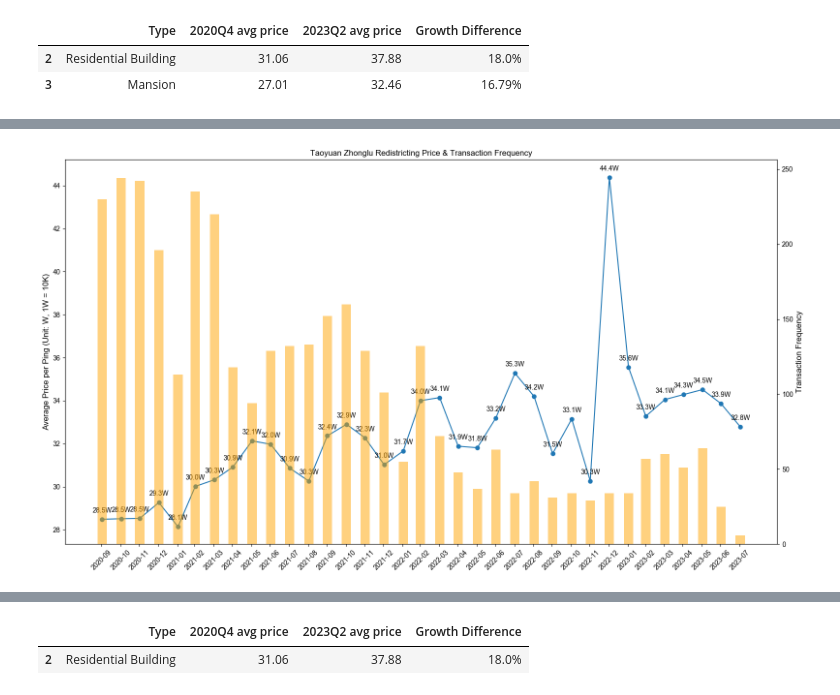
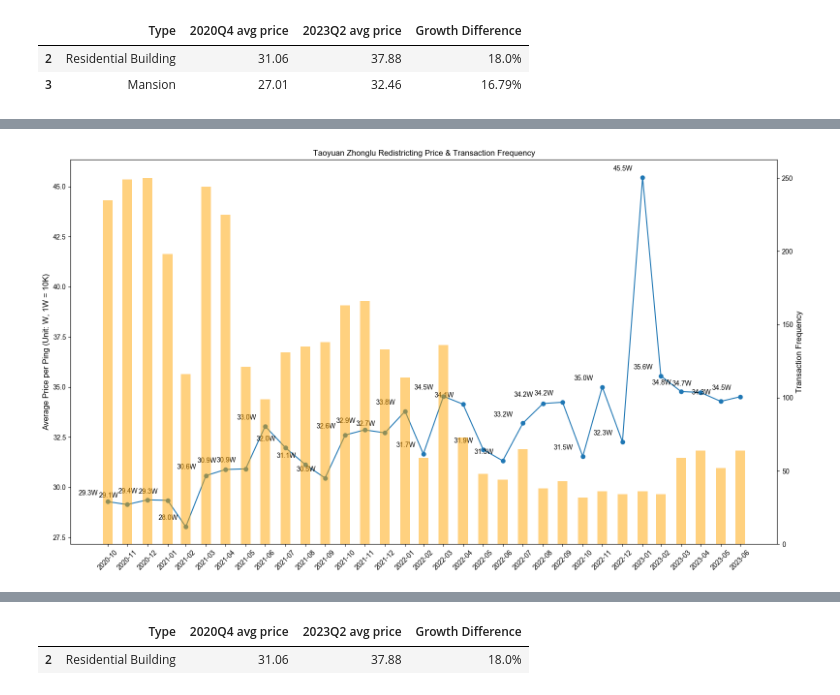
Before and after one commit to e19931107/Project2, a Jupyter notebook: Taoyuan property price analysis_20240103.ipynb, the cells around one changed output, grey strips where cells are left out. Cells and saved outputs as stored; diff of their text form; code cells hidden in the pictures.

```diff
--- a/Taoyuan property price analysis_20240103.ipynb
+++ b/Taoyuan property price analysis_20240103.ipynb
@@ -551,11 +551,6 @@ data_bigger = data_HSR.dropna(subset=['Yearmonth'])
 # Continue with the rest of your code...
 average_price_per_sqm = data_bigger.groupby('Yearmonth')['單價元坪'].mean().reset_index()
 
-# Convert 'Yearmonth' values to numeric
-average_price_per_sqm = data_HSR.groupby('Yearmonth')['單價元坪'].mean().reset_index()
-x_values = sorted(set(average_price_per_sqm['Yearmonth']))
-x_values_numeric = date2num(x_values)
-
 # Calculate transaction counts per month
 entry_counts = data_HSR['Yearmonth'].value_counts().sort_index().reset_index()
 entry_counts.columns = ['Yearmonth', 'Transaction Counts']
@@ -564,7 +559,7 @@ entry_counts.columns = ['Yearmonth', 'Transaction Counts']
 fig, ax1 = plt.subplots(figsize=(16, 9))
 
 # 繪製平均價格的折線圖
-line = ax1.plot(x_values_numeric, average_price_per_sqm['單價元坪'] / 10000, marker='o', label='Average Price')
+line = ax1.plot(pd.date_range('2020-10-01', '2023-07-01', freq='M'), average_price_per_sqm['單價元坪'] / 10000, marker='o', label='Average Price')
 ax1.set_ylabel('Average Price per Ping (Unit: W, 1W = 10K)', fontsize=12)
 ax1.tick_params('y')
 
@@ -574,12 +569,12 @@ plt.title(title)
 
 # 設定雙 Y 軸
 ax2 = ax1.twinx()
-ax2.bar(x_values_numeric, entry_counts['Transaction Counts'], alpha=0.5, color='orange', width=15, label='Transaction Counts')
+ax2.bar(pd.date_range('2020-10-01', '2023-07-01', freq='M'), entry_counts['Transaction Counts'], alpha=0.5, color='orange', width=15, label='Transaction Counts')
 ax2.set_ylabel('Transaction Frequency', fontsize=12)
 
 # Set the x-axis ticks and labels to display from September 2020 to August 2023
-ax1.set_xticks(pd.date_range('2020-09-01', '2023-08-01', freq='M'))
-ax1.set_xticklabels([date.strftime('%Y-%m') for date in pd.date_range('2020-09-01', '2023-08-01', freq='M')],
+ax1.set_xticks(pd.date_range('2020-10-01', '2023-07-01', freq='M'))
+ax1.set_xticklabels([date.strftime('%Y-%m') for date in pd.date_range('2020-10-01', '2023-07-01', freq='M')],
                     rotation=45)
 
 # Add data labels to the line plot
@@ -597,7 +592,5 @@ plt.tight_layout()
 # full_path = path_to_save_file/filename
 # plt.savefig(full_path)
 
-
-# 顯示圖表
 plt.show()
 # %% [output]
@@ -743,11 +734,6 @@ data_deer = data_deer.dropna(subset=['Yearmonth'])
 # Continue with the rest of your code...
 average_price_per_sqm = data_deer.groupby('Yearmonth')['單價元坪'].mean().reset_index()
 
-# Convert 'Yearmonth' values to numeric
-average_price_per_sqm = data_deer.groupby('Yearmonth')['單價元坪'].mean().reset_index()
-x_values = sorted(set(average_price_per_sqm['Yearmonth']))
-x_values_numeric = date2num(x_values)
-
 # Calculate transaction counts per month
 entry_counts = data_deer['Yearmonth'].value_counts().sort_index().reset_index()
 entry_counts.columns = ['Yearmonth', 'Transaction Counts']
@@ -755,44 +741,44 @@ entry_counts.columns = ['Yearmonth', 'Transaction Counts']
 # Create a figure with two y-axes
 fig, ax1 = plt.subplots(figsize=(16, 9))
 
 # 繪製平均價格的折線圖
-line = ax1.plot(x_values_numeric, average_price_per_sqm['單價元坪'] / 10000, marker='o', label='Average Price')
+line = ax1.plot(pd.date_range('2020-10-01', '2023-07-01', freq='M'), average_price_per_sqm['單價元坪'] / 10000, marker='o', label='Average Price')
 ax1.set_ylabel('Average Price per Ping (Unit: W, 1W = 10K)', fontsize=12)
 ax1.tick_params('y')
 
 # 設定圖表標題和軸標籤
 title = 'Taoyuan Zhonglu Redistricting Price & Transaction Frequency'
 plt.title(title)
 
 # 設定雙 Y 軸
 ax2 = ax1.twinx()
-ax2.bar(x_values_numeric, entry_counts['Transaction Counts'], alpha=0.5, color='orange', width=15, label='Transaction Counts')
+ax2.bar(pd.date_range('2020-10-01', '2023-07-01', freq='M'), entry_counts['Transaction Counts'], alpha=0.5, color='orange', width=15, label='Transaction Counts')
 ax2.set_ylabel('Transaction Frequency', fontsize=12)
 
 # Set the x-axis ticks and labels to display from September 2020 to August 2023
-ax1.set_xticks(pd.date_range('2020-09-01', '2023-08-01', freq='M'))
-ax1.set_xticklabels([date.strftime('%Y-%m') for date in pd.date_range('2020-09-01', '2023-08-01', freq='M')],
+ax1.set_xticks(pd.date_range('2020-10-01', '2023-07-01', freq='M'))
+ax1.set_xticklabels([date.strftime('%Y-%m') for date in pd.date_range('2020-10-01', '2023-07-01', freq='M')],
                     rotation=45)
 
 # Add data labels to the line plot
 for i, txt in enumerate(average_price_per_sqm['單價元坪'] / 10000):
     ax1.annotate(f'{round(txt, 1)}W', (x_values_numeric[i], txt),
                  textcoords="offset points", xytext=(0, 10), ha='center')
 
 # 顯示圖表
 plt.xticks(rotation=45)
 plt.tight_layout()
 
-# # save the plot with title named
-# path_to_save_file = Path().absolute()/"PNG"/"Redistricting"
-# path_to_save_file.mkdir(parents=True, exist_ok=True)  # Create the directory if it doesn't exist
-# filename = f'{title}.png'
-# full_path = path_to_save_file/filename
-# plt.savefig(full_path)
+# save the plot with title named
+path_to_save_file = Path().absolute()/"PNG"/"Redistricting"
+path_to_save_file.mkdir(parents=True, exist_ok=True)  # Create the directory if it doesn't exist
+filename = f'{title}.png'
+full_path = path_to_save_file/filename
+plt.savefig(full_path)
 
 plt.show()
 # %% [output]
-[figure, old version]
+[figure, new version]
 # %%
 for type in list(property_dict.keys()):
     # Step 1: 篩選出建物型態為住宅大樓的數據
```
Also changed, not shown: parts of 23 cells of this notebook, 15 other files.
